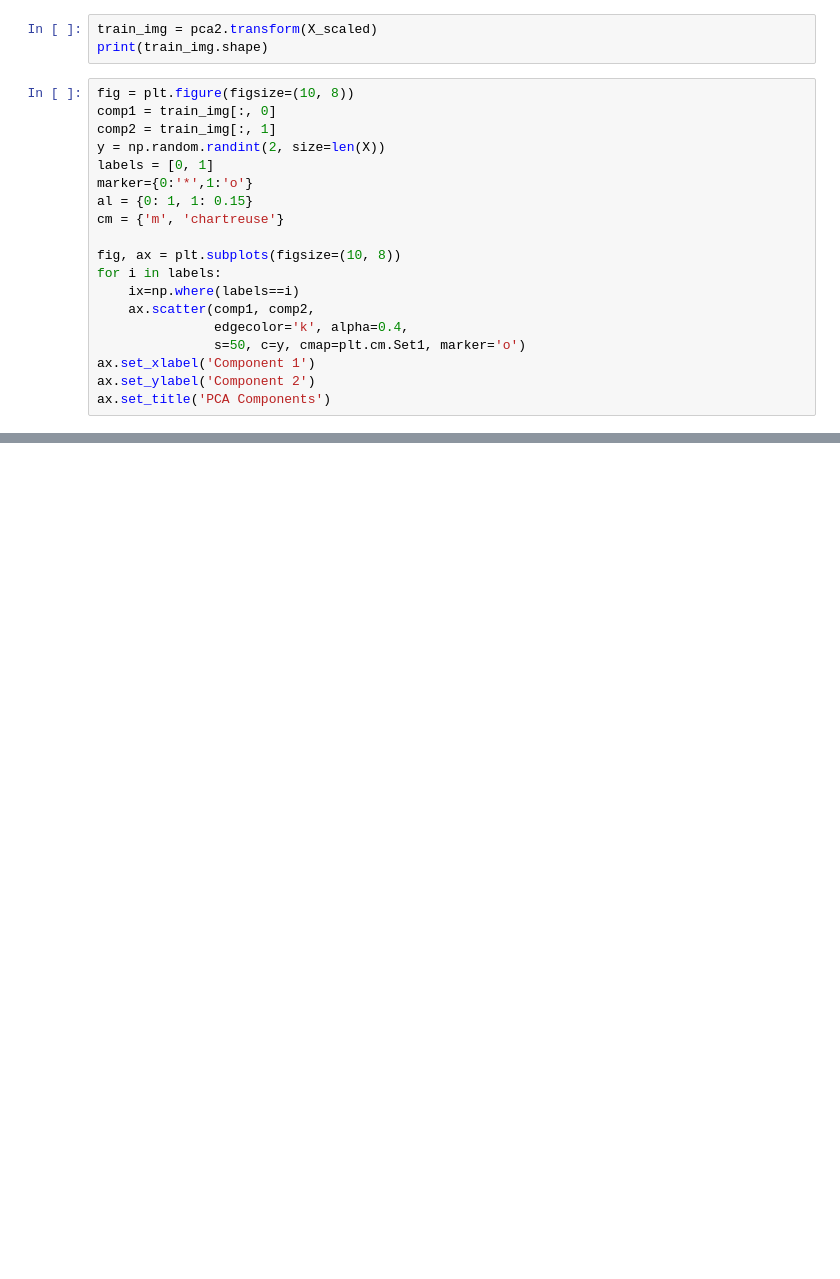
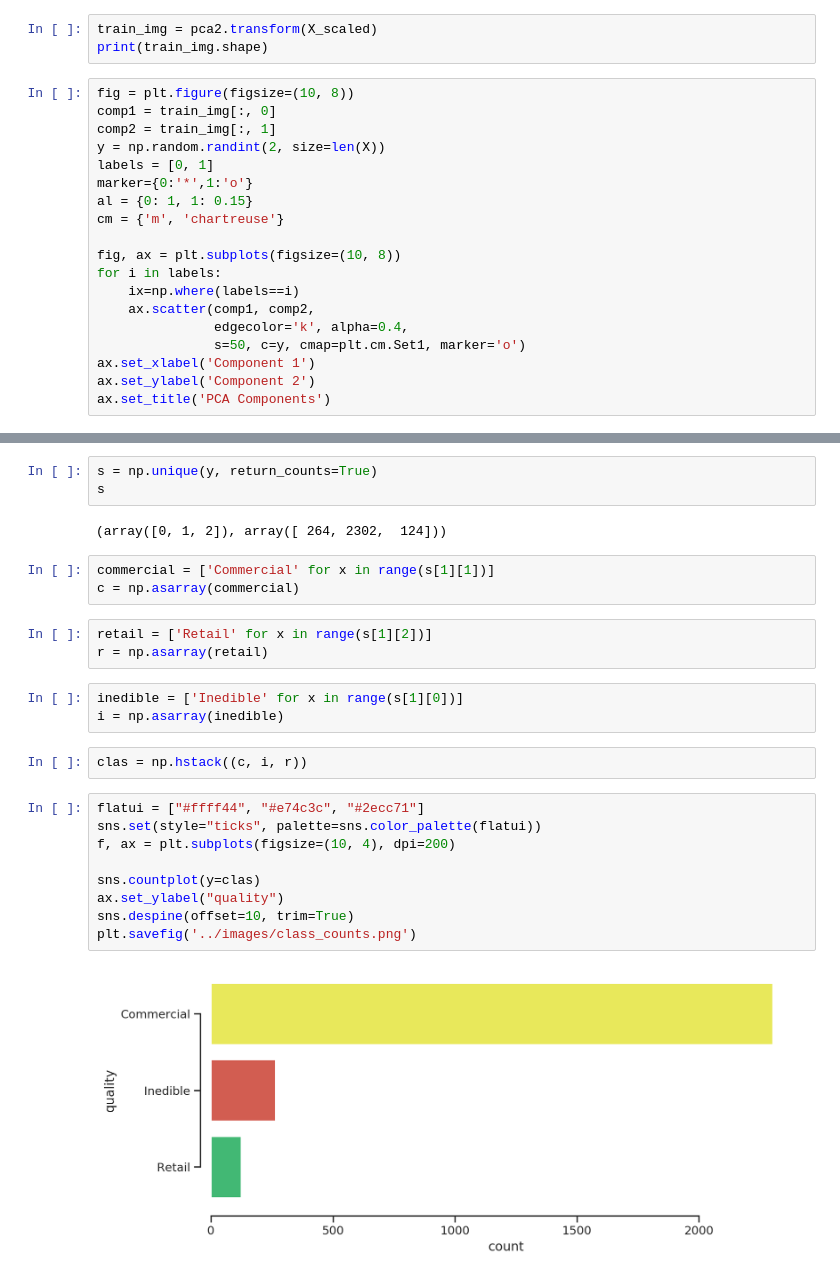
Before and after one commit to csulfrian/lemon-defect-detection, a Jupyter notebook: notebooks/initial-exploration.ipynb, the cells around one changed output, grey strips where cells are left out. Drawn from its saved outputs; the diff is of its cells as text; blank space fills up the shorter version.

```diff
--- a/notebooks/initial-exploration.ipynb
+++ b/notebooks/initial-exploration.ipynb
@@ -447,0 +459,27 @@ ax.set_title('PCA Components')
+# %%
+s = np.unique(y, return_counts=True)
+s
+# %% [output]
+(array([0, 1, 2]), array([ 264, 2302,  124]))
+# %%
+commercial = ['Commercial' for x in range(s[1][1])]
+c = np.asarray(commercial)
+# %%
+retail = ['Retail' for x in range(s[1][2])]
+r = np.asarray(retail)
+# %%
+inedible = ['Inedible' for x in range(s[1][0])]
+i = np.asarray(inedible)
+# %%
+clas = np.hstack((c, i, r))
+# %%
+flatui = ["#ffff44", "#e74c3c", "#2ecc71"]
+sns.set(style="ticks", palette=sns.color_palette(flatui))
+f, ax = plt.subplots(figsize=(10, 4), dpi=200)
+
+sns.countplot(y=clas)
+ax.set_ylabel("quality")
+sns.despine(offset=10, trim=True)
+plt.savefig('../images/class_counts.png')
+# %% [output]
+[figure, added]
```
Also changed, not shown: parts of 5 cells of this notebook, 10 other files.
